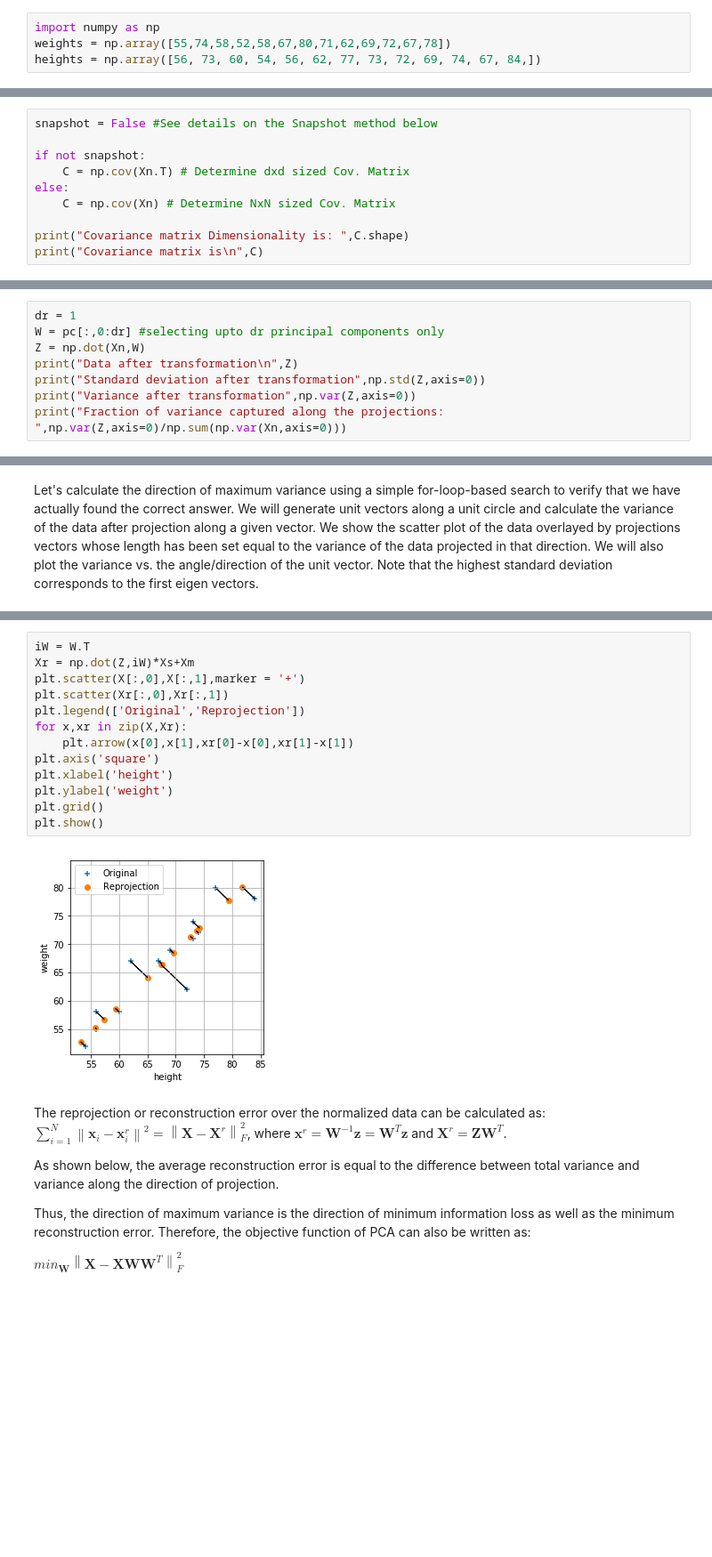
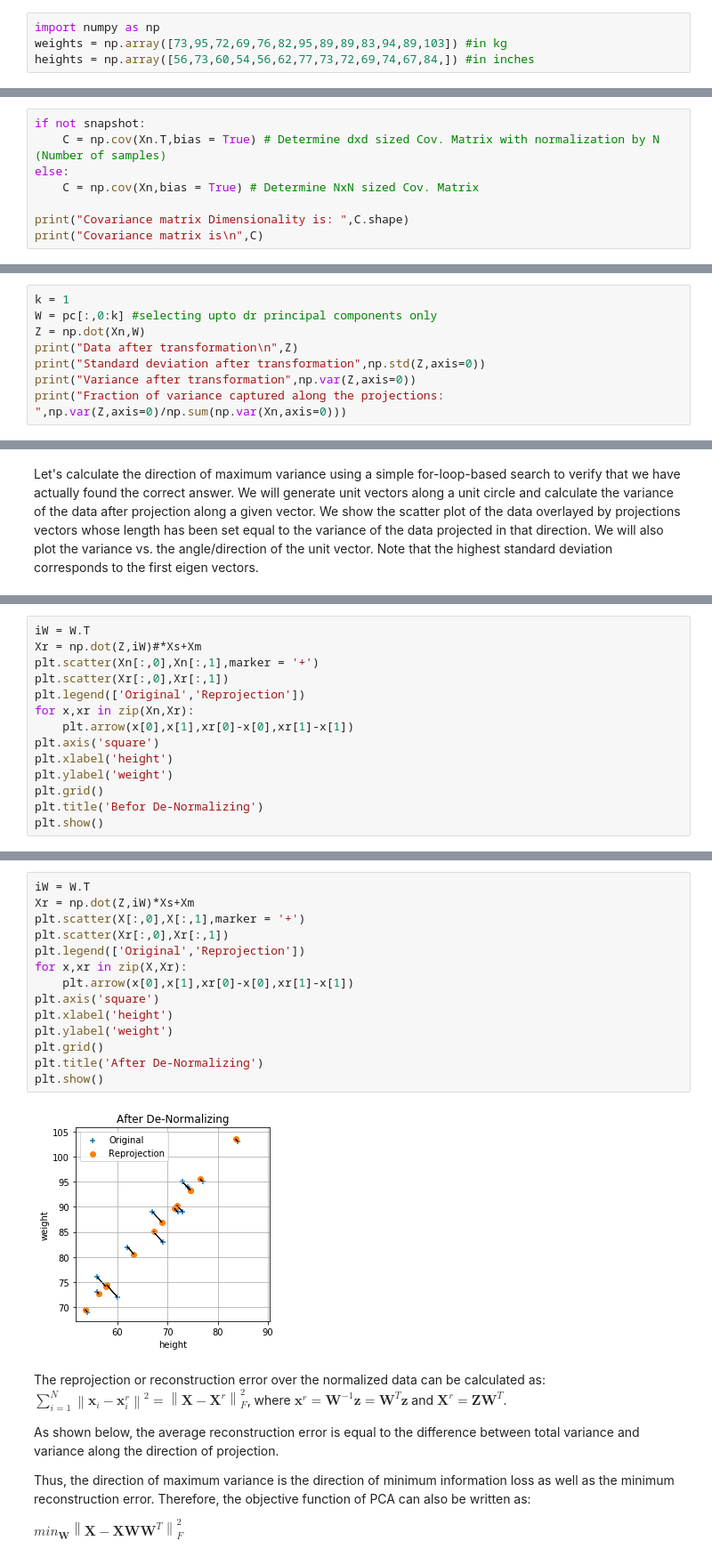
Before and after one commit to foxtrotmike/PCA-Tutorial, a Jupyter notebook: pca.ipynb, the cells around one changed output, grey strips where cells are left out. Shown: that part at 89% size. Saved outputs shown, nothing was run; the diff lists cells and outputs as text; blank space fills up the shorter version.

```diff
--- a/pca.ipynb
+++ b/pca.ipynb
@@ -56,8 +58,8 @@ Thus, the direction of maximum variance $\mathbf w$ corresponds to the Eigen vec
 To gain further understanding of the concepts discussed so far, let's generate some data.
 # %%
 import numpy as np
-weights = np.array([55,74,58,52,58,67,80,71,62,69,72,67,78])
-heights = np.array([56, 73, 60, 54, 56, 62, 77, 73, 72, 69, 74, 67, 84,])
+weights = np.array([73,95,72,69,76,82,95,89,89,83,94,89,103]) #in kg
+heights = np.array([56,73,60,54,56,62,77,73,72,69,74,67,84,]) #in inches
 # %% [markdown]
 And plot it!
 # %%
@@ -110,12 +133,10 @@ plt.show()
 # %% [markdown]
 Let's calculate the Covariance matrix. Note that the covariance matrix is symmetric and positive semi-definite (has non-negative eigen values). In the first reading of the tutorial, ignore the code below that corresponds to the snapshot variable being True.
 # %%
-snapshot = False #See details on the Snapshot method below
-
 if not snapshot:
-    C = np.cov(Xn.T) # Determine dxd sized Cov. Matrix
+    C = np.cov(Xn.T,bias = True) # Determine dxd sized Cov. Matrix with normalization by N (Number of samples)
 else:
-    C = np.cov(Xn) # Determine NxN sized Cov. Matrix
+    C = np.cov(Xn,bias = True) # Determine NxN sized Cov. Matrix
 
 print("Covariance matrix Dimensionality is: ",C.shape)
 print("Covariance matrix is\n",C)
@@ -215,6 +237,6 @@ Let's reduce the dimensionlity to "$d_r$" dimensions. Note that the projection i
 # %%
-dr = 1
-W = pc[:,0:dr] #selecting upto dr principal components only
+k = 1
+W = pc[:,0:k] #selecting upto dr principal components only
 Z = np.dot(Xn,W)
 print("Data after transformation\n",Z)
 print("Standard deviation after transformation",np.std(Z,axis=0))
@@ -284,0 +307,14 @@ Now, Let's calculate the inverse projection. Note that, the projections can be w
+# %%
+iW = W.T
+Xr = np.dot(Z,iW)#*Xs+Xm
+plt.scatter(Xn[:,0],Xn[:,1],marker = '+')
+plt.scatter(Xr[:,0],Xr[:,1])
+plt.legend(['Original','Reprojection'])
+for x,xr in zip(Xn,Xr):
+    plt.arrow(x[0],x[1],xr[0]-x[0],xr[1]-x[1])
+plt.axis('square')
+plt.xlabel('height')
+plt.ylabel('weight')
+plt.grid()
+plt.title('Befor De-Normalizing')
+plt.show()
@@ -285,18 +326,19 @@ Now, Let's calculate the inverse projection. Note that, the projections can be w
 # %%
 iW = W.T
 Xr = np.dot(Z,iW)*Xs+Xm
 plt.scatter(X[:,0],X[:,1],marker = '+')
 plt.scatter(Xr[:,0],Xr[:,1])
 plt.legend(['Original','Reprojection'])
 for x,xr in zip(X,Xr):
     plt.arrow(x[0],x[1],xr[0]-x[0],xr[1]-x[1])
 plt.axis('square')
 plt.xlabel('height')
 plt.ylabel('weight')
 plt.grid()
+plt.title('After De-Normalizing')
 plt.show()
 # %% [output]
-[figure, old version]
+[figure, new version]
 # %% [markdown]
 The reprojection or reconstruction error over the normalized data can be calculated as: $\sum_{i=1}^{N}\left\lVert \mathbf x_i - \mathbf x^r_i \right\rVert^2=\left\lVert \mathbf X - \mathbf X^r \right\rVert_F^2$, where $\mathbf x^r = \mathbf {W}^{-1} \mathbf z = \mathbf {W}^{T} \mathbf z $ and $\mathbf X^r=\mathbf Z \mathbf W^T$.
 
```
Also changed, not shown: parts of 23 cells of this notebook.
